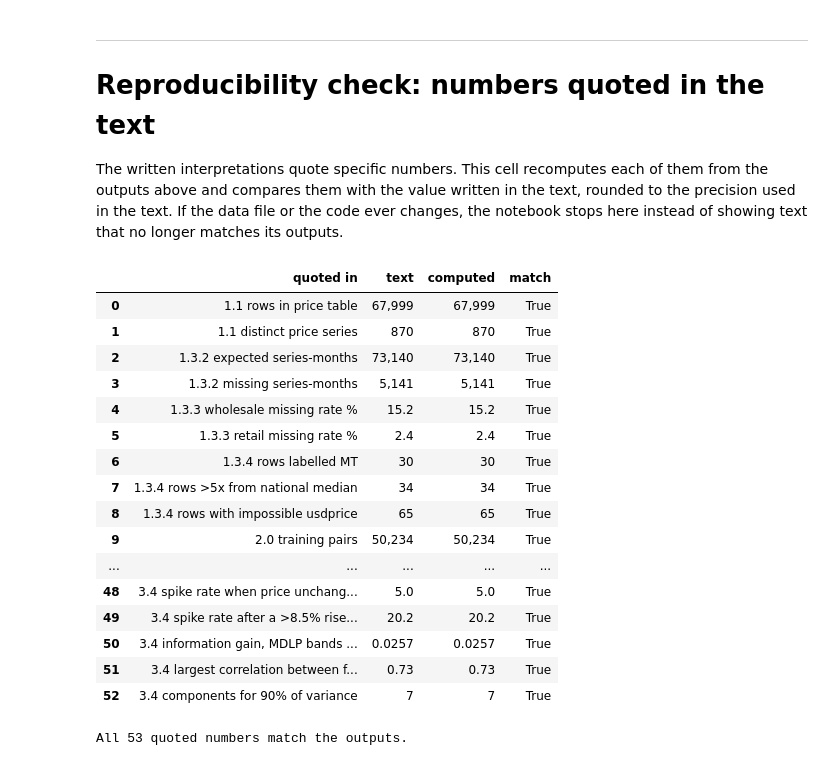
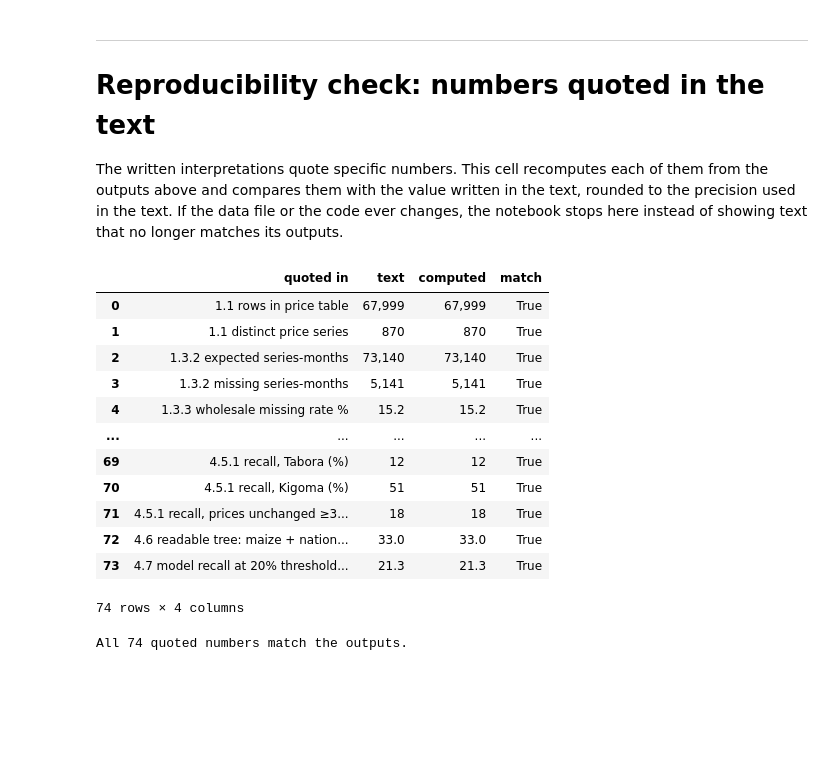
Before and after one commit to Shambhavi-DSAI2006/tanzania-food-price-spikes, a Jupyter notebook: Shambhavi_MiniProject.ipynb, the cells around one changed output. Cells and saved outputs as stored; diff of their text form; code cells hidden in the pictures; blank space fills up the shorter version.

Commit message:
Sections 4-5: classification results, findings, one-page summary; README final results

```diff
--- a/Shambhavi_MiniProject.ipynb
+++ b/Shambhavi_MiniProject.ipynb
@@ -2020,0 +2701,16 @@ Components needed for 90% of the variance: 7 of 9; eigenvalues > 1 (Kaiser): 4,
+# %%
+sens_rows = []
+for thr in [0.05, 0.10, 0.15, 0.20]:
+    y_fit = (final_fit["change"] > thr).astype(int)
+    m = FINAL["make"]().fit(final_fit[cols], y_fit)
+    te = test_df.assign(spike=(test_df["change"] > thr).astype(int))
+    s = m.predict_proba(te[cols])[:, 1]
+    share = BUDGET if thr == 0.10 else float((train_df.loc[train_df["pricetype"] == "Wholesale", "change"] > thr).mean())
+    f = budget_flags(te, s, share)
+    pers = (te["chg_lag1"].fillna(0) > thr).to_numpy()
+    sens_rows.append({"spike threshold": f"> {thr:.0%}", "test spike rate (%)": 100 * te["spike"].mean(), "budget (%)": 100 * share,
+                      "ROC-AUC": roc_auc_score(te["spike"], s), "PR-AUC lift": average_precision_score(te["spike"], s) / te["spike"].mean(),
+                      "model recall (%)": 100 * recall_score(te["spike"], f), "model precision (%)": 100 * precision_score(te["spike"], f, zero_division=0),
+                      "persistence recall (%)": 100 * recall_score(te["spike"], pers)})
+sensitivity = pd.DataFrame(sens_rows).set_index("spike threshold")
+sensitivity.round(2)
@@ -2068,45 +2856,62 @@ quoted = [   # (where it is quoted, value in the text, value computed now, decim
     ("3.1  Geita sunflower oil: months flagged",              0, int(geita["outlier"].sum()), 0),
     ("3.1  prices flagged as sudden departures",           226, int(flagged["outlier"].sum()), 0),
     ("3.1  training labels removed by cleaning",           355, len(before) - len(after), 0),
     ("3.1  spike rate after cleaning (%)",               11.80, 100 * (after > 0.10).mean(), 2),
     ("3.1  std of change after cleaning (%)",             11.8, 100 * after.std(), 1),
     ("3.2  training rows in modelling table",           49_879, len(train_df), 0),
     ("3.3  training rows with a missing feature (%)",     14.7, 100 * any_missing.mean(), 1),
     ("3.3  scale change of mkt_spike_rate_3m if leaked (%)", 33, learned.loc["mkt_spike_rate_3m", "scale change if leaked (%)"], 0),
     ("3.4  spike rate after a >21% fall (%)",             25.0, bands_tbl["chg_lag1"]["spike rate (%)"].iloc[0], 1),
     ("3.4  spike rate when price unchanged (%)",           5.0, bands_tbl["chg_lag1"]["spike rate (%)"].iloc[4], 1),
     ("3.4  spike rate after a >8.5% rise (%)",            20.2, bands_tbl["chg_lag1"]["spike rate (%)"].iloc[-1], 1),
     ("3.4  information gain, MDLP bands (bits)",        0.0257, ig_table.loc["chg_lag1", "entropy (MDLP)"], 4),
     ("3.4  largest correlation between features",         0.73, offdiag.max().max(), 2),
     ("3.4  components for 90% of variance",                  7, k90, 0),
+    ("4.2  best tree CV PR-AUC",                         0.209, summary["cv_AP"].max(), 3),
+    ("4.2  chosen tree CV PR-AUC",                       0.201, chosen["cv_AP"], 3),
+    ("4.2  chosen tree, variant A CV PR-AUC",            0.180, va.loc["A: all training data", "cv_AP"], 3),
+    ("4.3  random forest CV PR-AUC",                     0.271, comparison.loc["random forest", "PR_AUC"], 3),
+    ("4.3  persistence CV PR-AUC",                       0.142, comparison.loc["persistence: spike last month", "PR_AUC"], 3),
+    ("4.3  forest − tree (CV PR-AUC)",                   0.070, tests.loc["decision tree", "mean difference in PR-AUC"], 3),
+    ("4.3  forest − Naive Bayes (CV PR-AUC)",            0.059, tests.loc["Naive Bayes", "mean difference in PR-AUC"], 3),
+    ("4.5  test recall, final model (%)",                 35.4, res_test.loc["final model — monthly budget", "recall (%)"], 1),
+    ("4.5  test precision, final model (%)",              21.1, res_test.loc["final model — monthly budget", "precision (%)"], 1),
+    ("4.5  test recall, persistence (%)",                 17.4, res_test.loc["persistence baseline", "recall (%)"], 1),
+    ("4.5  test ROC-AUC, final model",                   0.677, res_test.loc["final model — monthly budget", "ROC-AUC"], 3),
+    ("4.5  test spikes caught",                            269, res_test.loc["final model — monthly budget", "TP"], 0),
+    ("4.5  test accuracy, lazy model (%)",                90.5, res_test.loc["lazy baseline", "accuracy (%)"], 1),
+    ("4.5  test flagged with fixed cut-off (%)",           5.6, res_test.loc["final model — fixed CV cut-off", "flagged (%)"], 1),
+    ("4.5  2022 wholesale precision (%)",                 33.9, res_check_w.loc["final model — monthly budget", "precision (%)"], 1),
+    ("4.5  2022 retail recall (%)",                       26.3, res_check_r.loc["final model — monthly budget", "recall (%)"], 1),
+    ("4.5.1 recall, Tabora (%)",                            12, by_region.loc["Tabora", "recall (%)"], 0),
+    ("4.5.1 recall, Kigoma (%)",                            51, by_region.loc["Kigoma", "recall (%)"], 0),
+    ("4.5.1 recall, prices unchanged ≥3 months (%)",        18, tt.groupby("price unchanged ≥ 3 months")[["spike", "score", "flag"]].apply(grp_metrics).loc[True, "recall (%)"], 0),
+    ("4.6  readable tree: maize + national rise (%)",     33.0, leaves["spike rate (%)"].max(), 1),
+    ("4.7  model recall at 20% threshold (%)",            21.3, sensitivity.loc["> 20%", "model recall (%)"], 1),
 ]
 check = pd.DataFrame(quoted, columns=["quoted in", "text", "computed", "decimals"])
 check["match"] = [round(float(c), int(d)) == round(float(t), int(d)) for t, c, d in zip(check["text"], check["computed"], check["decimals"])]
 fmt = lambda v, d: f"{float(v):,.{int(d)}f}"
 check["text"] = [fmt(t, d) for t, d in zip(check["text"], check["decimals"])]
 check["computed"] = [fmt(c, d) for c, d in zip(check["computed"], check["decimals"])]
 display(check.drop(columns="decimals"))
 assert check["match"].all(), "A number quoted in the text no longer matches the computed output: update the text."
 print(f"All {len(check)} quoted numbers match the outputs.")
 # %% [output]
 |  | quoted in | text | computed | match |
 | 0 | 1.1 rows in price table | 67,999 | 67,999 | True |
 | 1 | 1.1 distinct price series | 870 | 870 | True |
 | 2 | 1.3.2 expected series-months | 73,140 | 73,140 | True |
 | 3 | 1.3.2 missing series-months | 5,141 | 5,141 | True |
 | 4 | 1.3.3 wholesale missing rate % | 15.2 | 15.2 | True |
-| 5 | 1.3.3 retail missing rate % | 2.4 | 2.4 | True |
-| 6 | 1.3.4 rows labelled MT | 30 | 30 | True |
-| 7 | 1.3.4 rows >5x from national median | 34 | 34 | True |
-| 8 | 1.3.4 rows with impossible usdprice | 65 | 65 | True |
-| 9 | 2.0 training pairs | 50,234 | 50,234 | True |
 | ... | ... | ... | ... | ... |
-| 48 | 3.4 spike rate when price unchang... | 5.0 | 5.0 | True |
-| 49 | 3.4 spike rate after a >8.5% rise... | 20.2 | 20.2 | True |
-| 50 | 3.4 information gain, MDLP bands ... | 0.0257 | 0.0257 | True |
-| 51 | 3.4 largest correlation between f... | 0.73 | 0.73 | True |
-| 52 | 3.4 components for 90% of variance | 7 | 7 | True |
+| 69 | 4.5.1 recall, Tabora (%) | 12 | 12 | True |
+| 70 | 4.5.1 recall, Kigoma (%) | 51 | 51 | True |
+| 71 | 4.5.1 recall, prices unchanged ≥3... | 18 | 18 | True |
+| 72 | 4.6 readable tree: maize + nation... | 33.0 | 33.0 | True |
+| 73 | 4.7 model recall at 20% threshold... | 21.3 | 21.3 | True |
-All 53 quoted numbers match the outputs.
+74 rows × 4 columns
+All 74 quoted numbers match the outputs.
 # %% [markdown]
 ---
 # References
```
Also changed, not shown: parts of 40 cells of this notebook, 5 other files.
